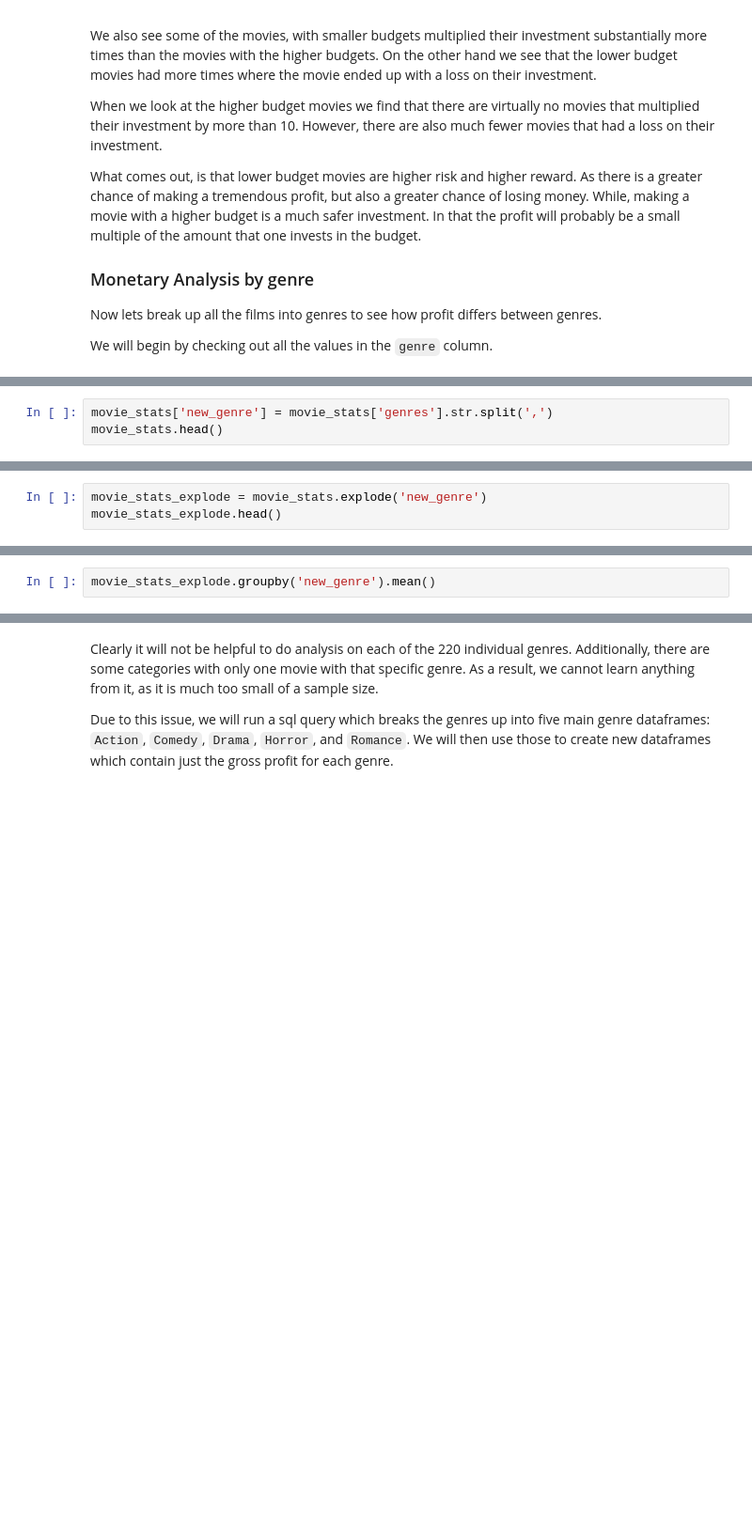
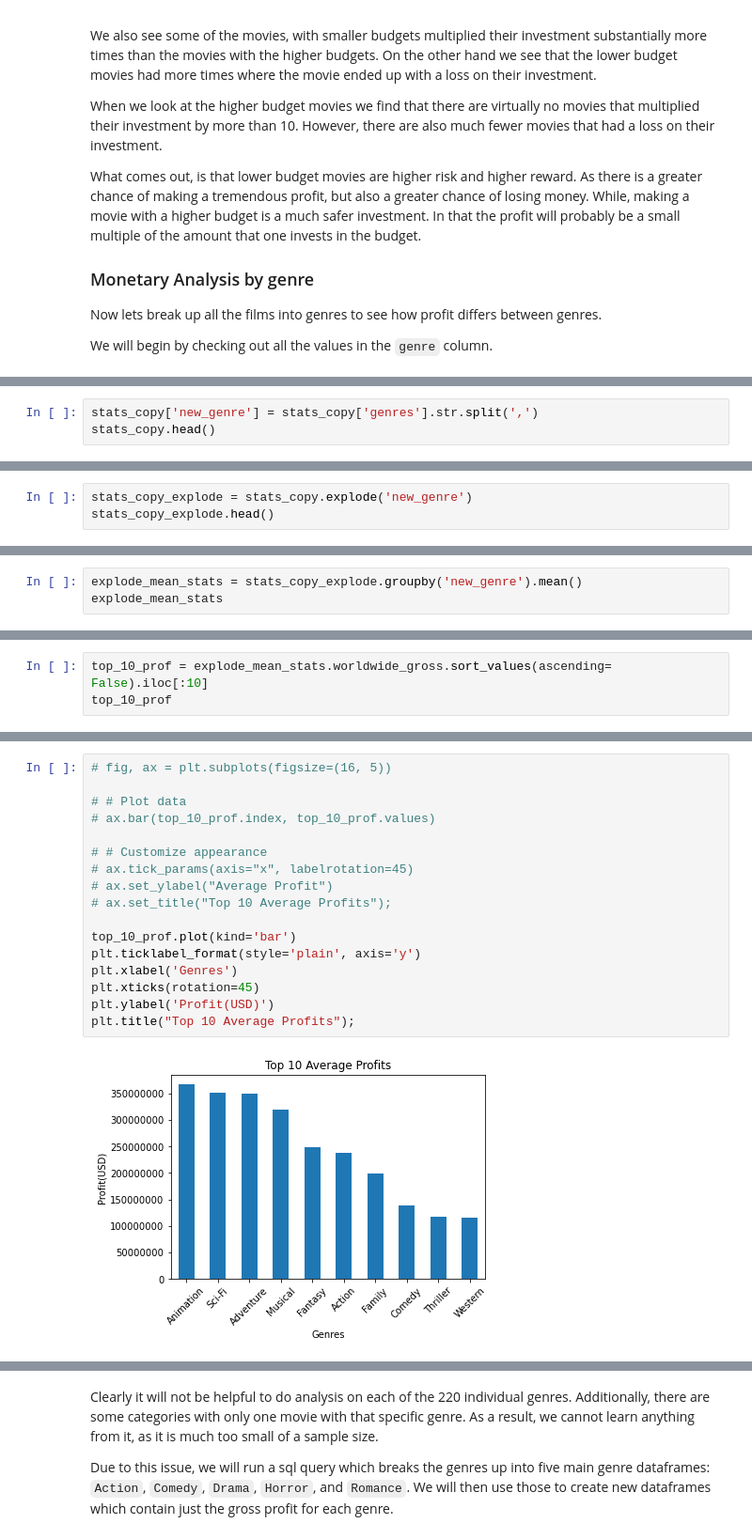
Before and after one commit to joshuaedelstein15/Phase1_Project, a Jupyter notebook: Movie_Analysis.ipynb, the cells around one changed output, grey strips where cells are left out. Shown: that part at 94% size. Cells and saved outputs as stored; diff of their text form; blank space fills up the shorter version.

```diff
--- a/Movie_Analysis.ipynb
+++ b/Movie_Analysis.ipynb
@@ -297,6 +305,6 @@ The next 3 cells are an alternative way to split up the genres. The project is d
 # %%
-movie_stats['new_genre'] = movie_stats['genres'].str.split(',')
-movie_stats.head()
+stats_copy['new_genre'] = stats_copy['genres'].str.split(',')
+stats_copy.head()
 # %% [output]
 |  | movie | genres | runtime_minutes | averagerating | production_budget | domestic_gross | worldwide_gross | ... |
 | 0 | The Devil Inside | Horror | 83.0 | 4.2 | 1000000 | 53262945 | 101759490 | ... |
@@ -305,8 +313,8 @@ movie_stats.head()
 | 3 | Moonlight | Drama | 111.0 | 7.4 | 1500000 | 27854931 | 65245512 | ... |
 | 4 | Chernobyl Diaries | Horror,Mystery,Thriller | 86.0 | 5.0 | 1000000 | 18119640 | 42411721 | ... |
 # %%
-movie_stats_explode = movie_stats.explode('new_genre')
-movie_stats_explode.head()
+stats_copy_explode = stats_copy.explode('new_genre')
+stats_copy_explode.head()
 # %% [output]
 |  | movie | genres | runtime_minutes | averagerating | production_budget | domestic_gross | worldwide_gross | ... |
 | 0 | The Devil Inside | Horror | 83.0 | 4.2 | 1000000 | 53262945 | 101759490 | ... |
@@ -317,5 +340,6 @@ movie_stats_explode.head()
 # %%
-movie_stats_explode.groupby('new_genre').mean()
+explode_mean_stats = stats_copy_explode.groupby('new_genre').mean()
+explode_mean_stats
 # %% [output]
 |  | runtime_minutes | averagerating | production_budget | domestic_gross | worldwide_gross | gross_vs_budget |
 | new_genre |  |  |  |  |  |  |
@@ -337,0 +375,3 @@ movie_stats_explode.groupby('new_genre').mean()
+# %%
+top_10_prof = explode_mean_stats.worldwide_gross.sort_values(ascending= False).iloc[:10]
+top_10_prof
@@ -337,0 +391,19 @@ movie_stats_explode.groupby('new_genre').mean()
+# %%
+# fig, ax = plt.subplots(figsize=(16, 5))
+
+# # Plot data
+# ax.bar(top_10_prof.index, top_10_prof.values)
+
+# # Customize appearance
+# ax.tick_params(axis="x", labelrotation=45)
+# ax.set_ylabel("Average Profit")
+# ax.set_title("Top 10 Average Profits");
+
+top_10_prof.plot(kind='bar')
+plt.ticklabel_format(style='plain', axis='y')
+plt.xlabel('Genres')
+plt.xticks(rotation=45)
+plt.ylabel('Profit(USD)')
+plt.title("Top 10 Average Profits");
+# %% [output]
+[figure, added]
```
Also changed, not shown: parts of 13 cells of this notebook, 1 other file.
